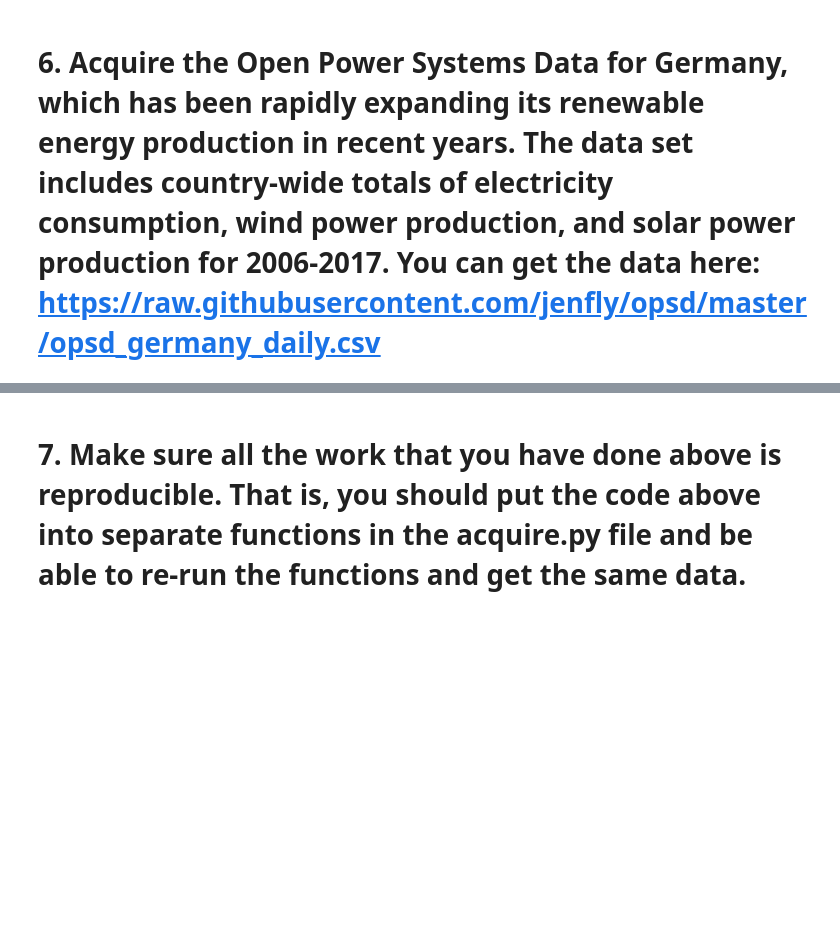
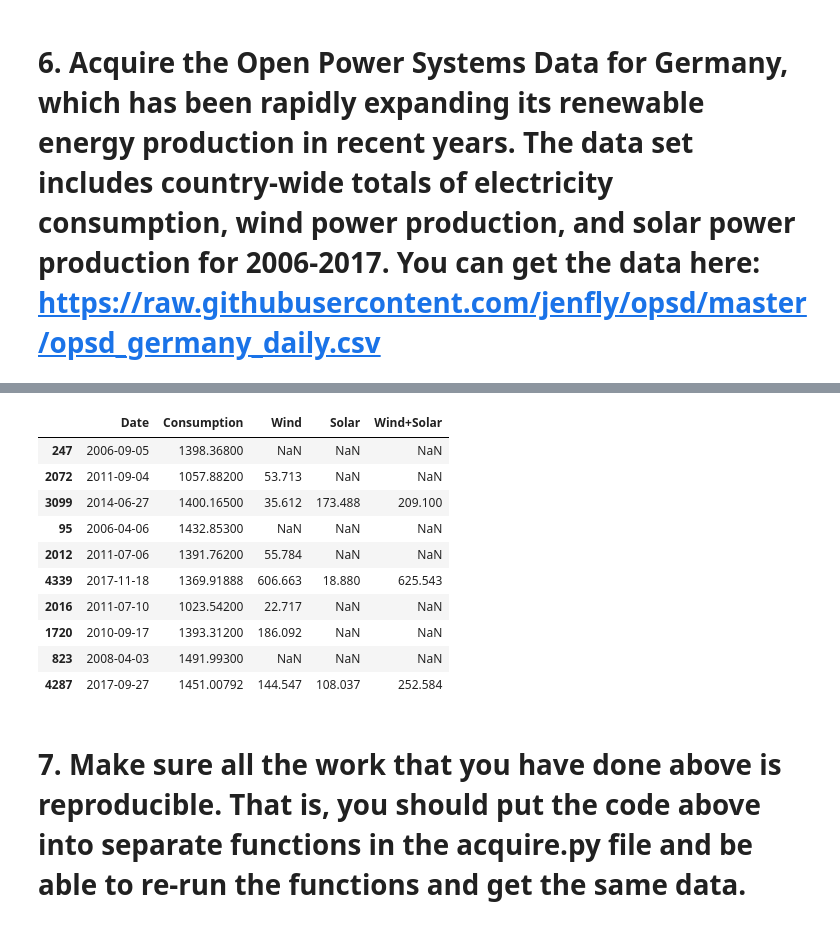
Before and after one commit to Ken-Alviola/time-series-exercises, a Jupyter notebook: Rest_api.ipynb, the cells around one changed output, grey strips where cells are left out. Drawn from its saved outputs; the diff is of its cells as text; code cells hidden in the pictures; blank space fills up the shorter version.

```diff
--- a/Rest_api.ipynb
+++ b/Rest_api.ipynb
@@ -14,2 +173,5 @@ import requests
 # %% [markdown]
 # 6. Acquire the Open Power Systems Data for Germany, which has been rapidly expanding its renewable energy production in recent years. The data set includes country-wide totals of electricity consumption, wind power production, and solar power production for 2006-2017. You can get the data here: https://raw.githubusercontent.com/jenfly/opsd/master/opsd_germany_daily.csv
+# %%
+germany_opsd = pd.read_csv('opsd_germany_daily.csv')
+germany_opsd.head()
@@ -16,2 +200,16 @@ import requests
+# %%
+germany_opsd.sample(10)
+# %% [output]
+|  | Date | Consumption | Wind | Solar | Wind+Solar |
+| 247 | 2006-09-05 | 1398.36800 | NaN | NaN | NaN |
+| 2072 | 2011-09-04 | 1057.88200 | 53.713 | NaN | NaN |
+| 3099 | 2014-06-27 | 1400.16500 | 35.612 | 173.488 | 209.100 |
+| 95 | 2006-04-06 | 1432.85300 | NaN | NaN | NaN |
+| 2012 | 2011-07-06 | 1391.76200 | 55.784 | NaN | NaN |
+| 4339 | 2017-11-18 | 1369.91888 | 606.663 | 18.880 | 625.543 |
+| 2016 | 2011-07-10 | 1023.54200 | 22.717 | NaN | NaN |
+| 1720 | 2010-09-17 | 1393.31200 | 186.092 | NaN | NaN |
+| 823 | 2008-04-03 | 1491.99300 | NaN | NaN | NaN |
+| 4287 | 2017-09-27 | 1451.00792 | 144.547 | 108.037 | 252.584 |
 # %% [markdown]
 # 7. Make sure all the work that you have done above is reproducible. That is, you should put the code above into separate functions in the acquire.py file and be able to re-run the functions and get the same data.
```
Also changed, not shown: parts of 17 cells of this notebook, 4 other files.
